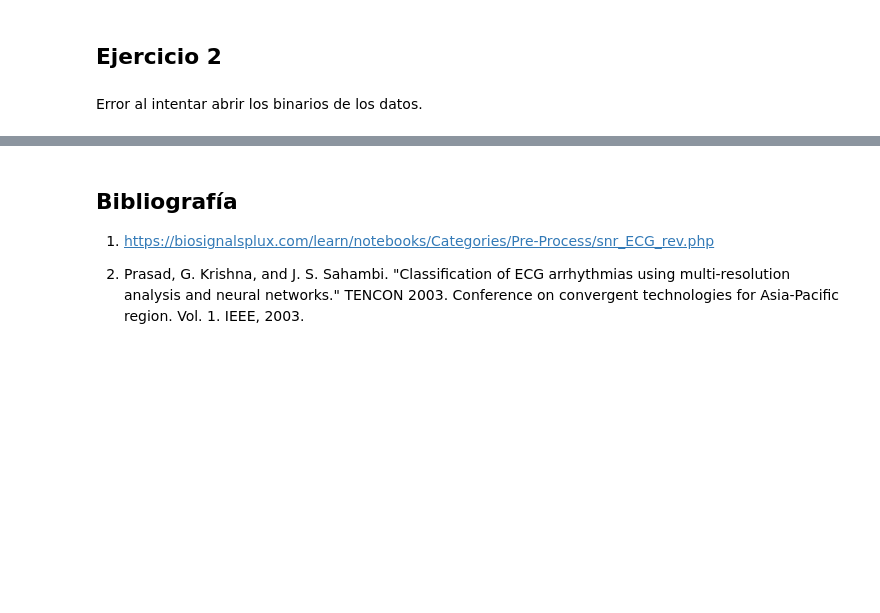
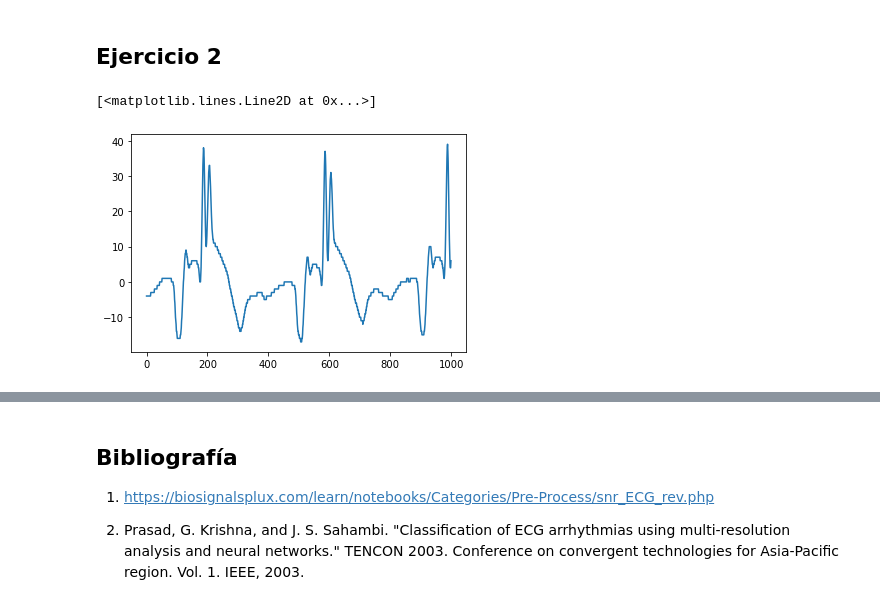
Before and after one commit to ragnell93/EC6671, a Jupyter notebook: tarea2.ipynb, the cells around one changed output, grey strips where cells are left out. Cells and saved outputs as stored; diff of their text form; code cells hidden in the pictures; blank space fills up the shorter version.

```diff
--- a/tarea2.ipynb
+++ b/tarea2.ipynb
@@ -289,5 +285,11 @@ plt.plot(snr4[0:2000])
 En general, como se comentaba más arriba en los resultados de los SNR promediados. En ninguno de los casos se deja de identificar los distintos segmentos del ECG y ya que inclusive SNR4 tiene un SNR por encima de 10, un experto podría identificar distintas situaciones como arritmias sin mayores problemas.
 # %% [markdown]
 ## Ejercicio 2
-# %% [markdown]
-Error al intentar abrir los binarios de los datos.
+# %%
+ECG59  = np.genfromtxt('ECG59.csv', delimiter=',')
+ECG2039 = np.genfromtxt('ECG2039.csv', delimiter=',')
+# %%
+plt.plot(ECG59[0][0:1000])
+# %% [output]
+[<matplotlib.lines.Line2D at 0x...>]
+[figure, added]
```
Also changed, not shown: parts of 21 cells of this notebook.
